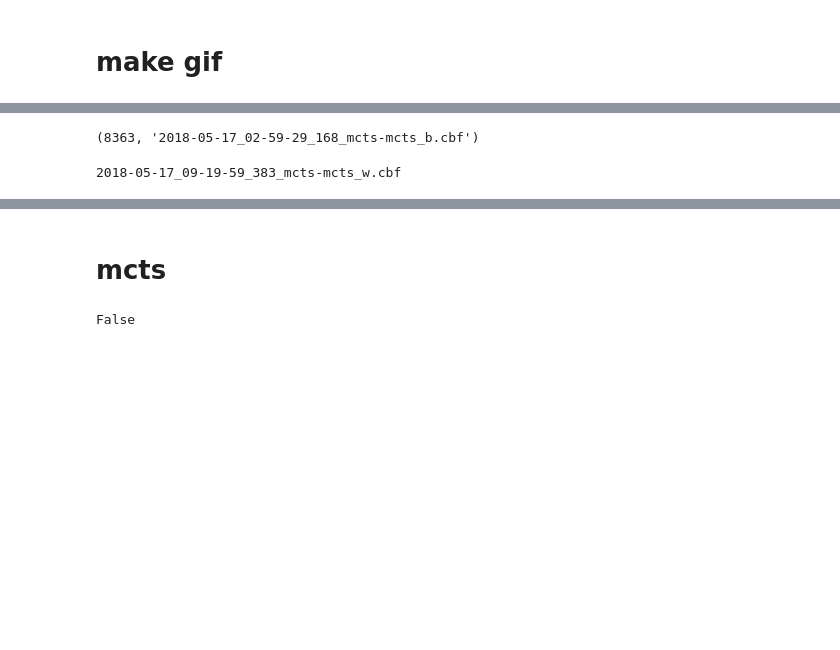
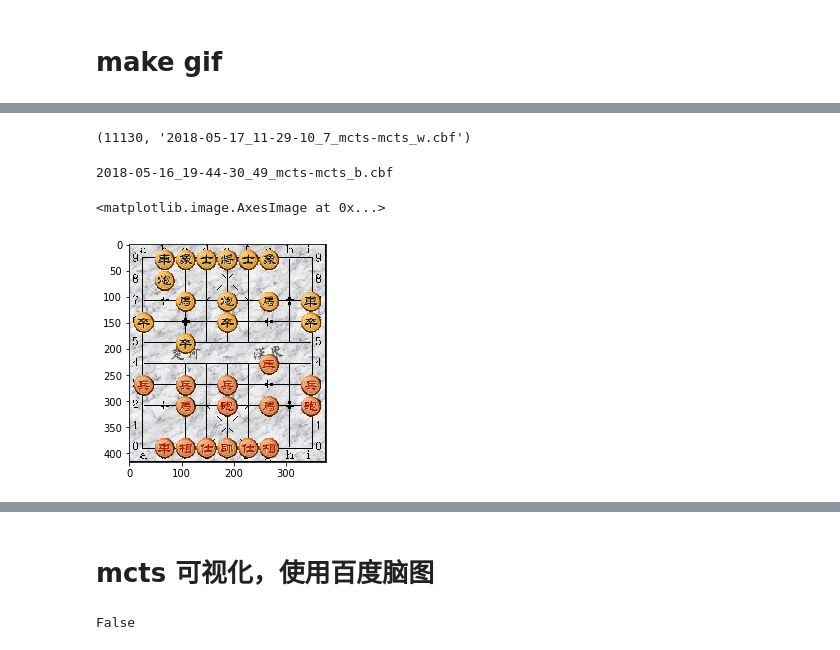
Before and after one commit to bupticybee/icyChessZero, a Jupyter notebook: explore(2).ipynb, the cells around one changed output, grey strips where cells are left out. Drawn from its saved outputs; the diff is of its cells as text; code cells hidden in the pictures; blank space fills up the shorter version.

```diff
--- a/explore(2).ipynb
+++ b/explore(2).ipynb
@@ -290,24 +293,29 @@ from cchess_zero.gameboard import *
 # %%
 files = os.listdir('data/self-plays/')
 # %%
-len(files),files[141]
+len(files),files[242]
 # %% [output]
-(8363, '2018-05-17_02-59-29_168_mcts-mcts_b.cbf')
+(11130, '2018-05-17_11-29-10_7_mcts-mcts_w.cbf')
 # %%
-fname = files[178]
+fname = files[245]
 moves = cbf.cbf2move('data/self-plays/{}'.format(fname))
 print(fname)
 # %% [output]
-2018-05-17_09-19-59_383_mcts-mcts_w.cbf
+2018-05-16_19-44-30_49_mcts-mcts_b.cbf
 # %%
 from PIL import Image
 import imageio
 imgs_for_gif = []
 statestr = 'RNBAKABNR/9/1C5C1/P1P1P1P1P/9/9/p1p1p1p1p/1c5c1/9/rnbakabnr'
-for i in moves:
+for i in moves[:20]:
     statestr = GameBoard.sim_do_action(i,statestr)
     imgs_for_gif.append(board_visualizer.get_board_img(statestr))
 imageio.mimsave('./data/gif/{}.gif'.format(fname[:-4]), imgs_for_gif,duration=0.5)
+# %%
+plt.imshow(board_visualizer.get_board_img(statestr))
+# %% [output]
+<matplotlib.image.AxesImage at 0x...>
+[figure, added]
 # %%
 def display_gif(fn):
     from IPython import display
@@ -317,7 +325,7 @@ display_gif('./data/gif/{}.gif'.format(fname[:-4]))
 # %% [output]
 [interactive output not drawn]
 # %% [markdown]
-# mcts
+# mcts 可视化，使用百度脑图
 # %%
 import random
 # %%
```
Also changed, not shown: parts of 12 cells of this notebook, 2 other files.
